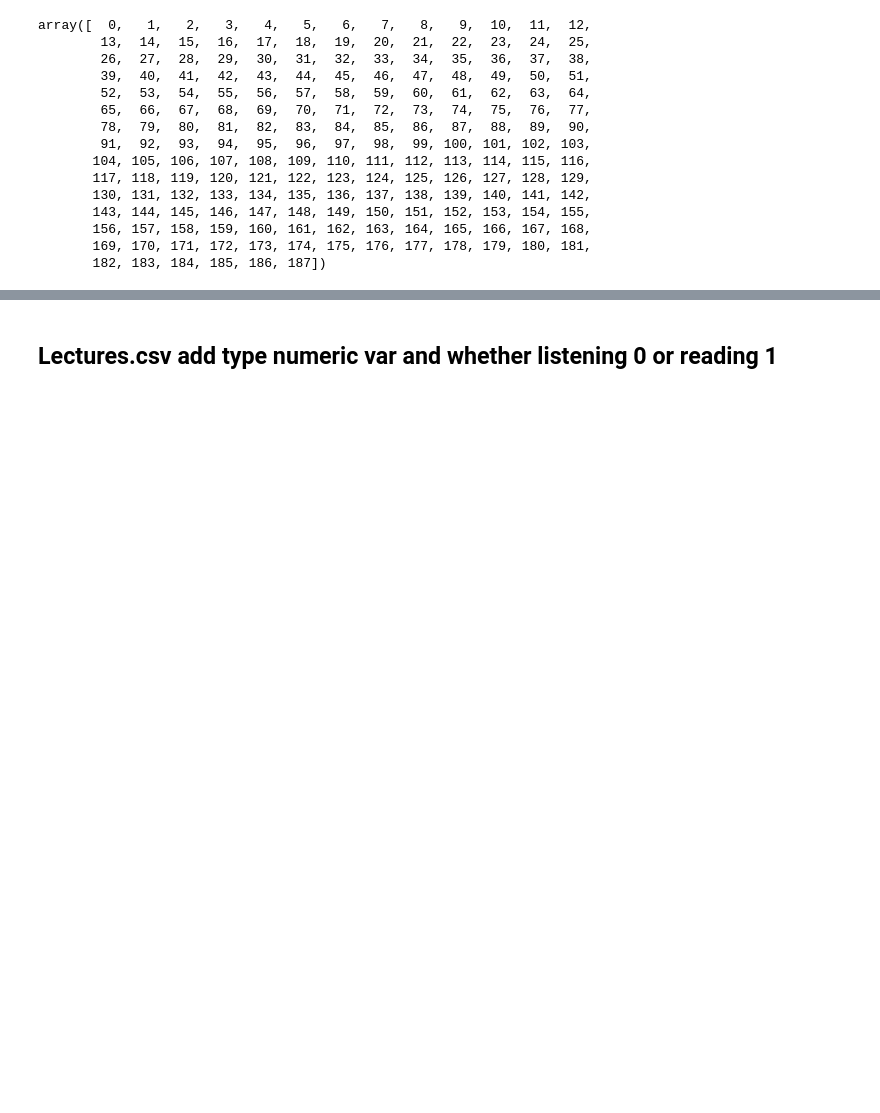
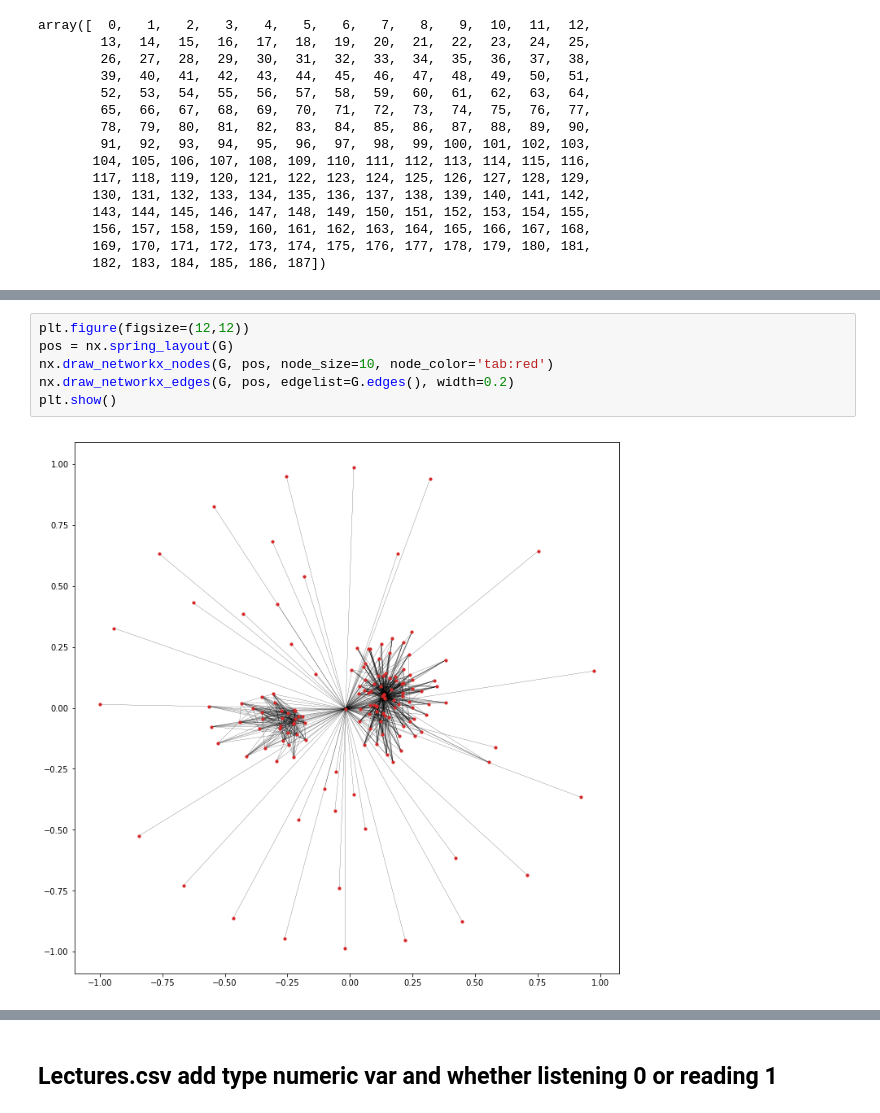
Before and after one commit to JiaxiYang1992/Kaggle-Riiid-, a Jupyter notebook: EDA/Kaggle Jiaxi.ipynb, the cells around one changed output, grey strips where cells are left out. Saved outputs shown, nothing was run; the diff lists cells and outputs as text; blank space fills up the shorter version.

```diff
--- a/EDA/Kaggle Jiaxi.ipynb
+++ b/EDA/Kaggle Jiaxi.ipynb
@@ -114,0 +223,8 @@ array([  0,   1,   2,   3,   4,   5,   6,   7,   8,   9,  10,  11,  12,
+# %%
+plt.figure(figsize=(12,12))
+pos = nx.spring_layout(G)
+nx.draw_networkx_nodes(G, pos, node_size=10, node_color='tab:red')
+nx.draw_networkx_edges(G, pos, edgelist=G.edges(), width=0.2)
+plt.show()
+# %% [output]
+[figure, added]
```
Also changed, not shown: parts of 55 cells of this notebook.
